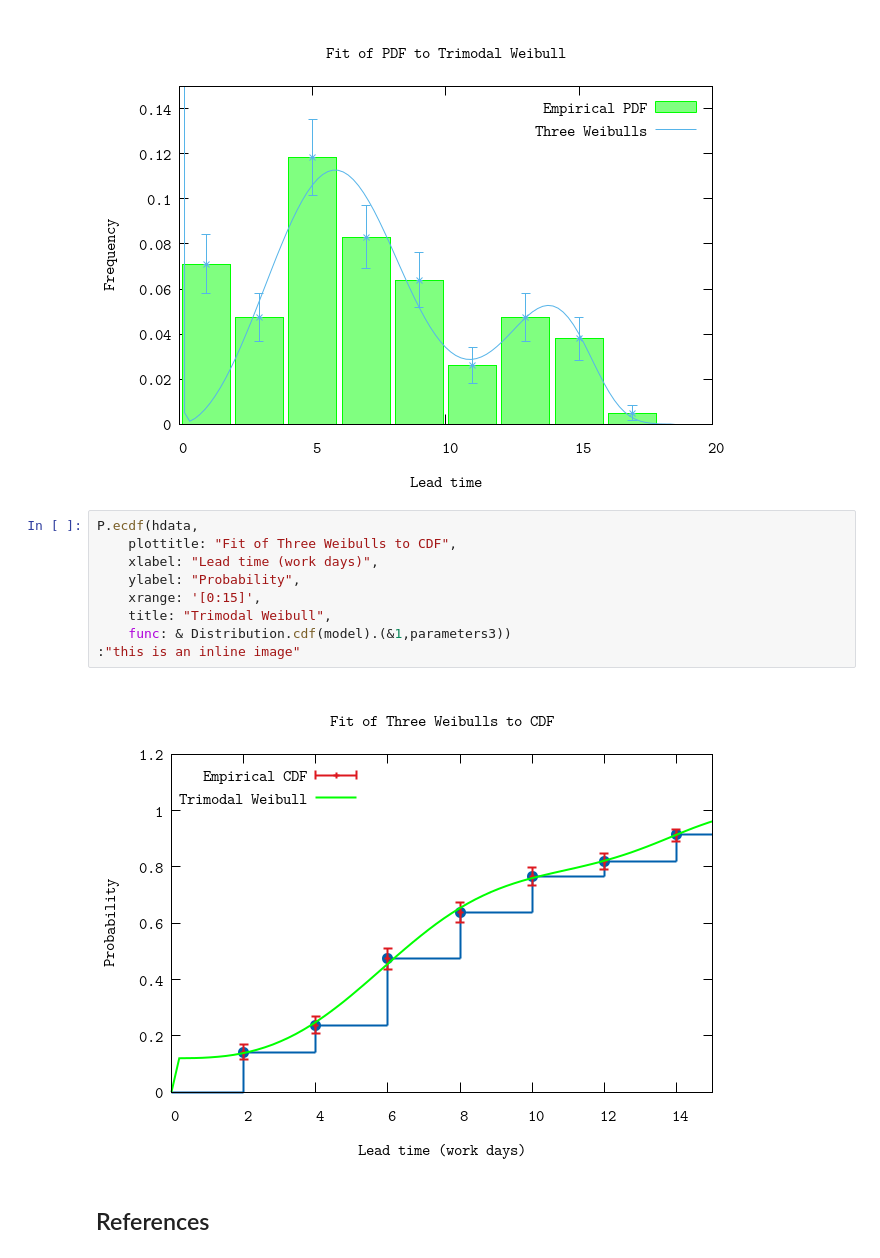
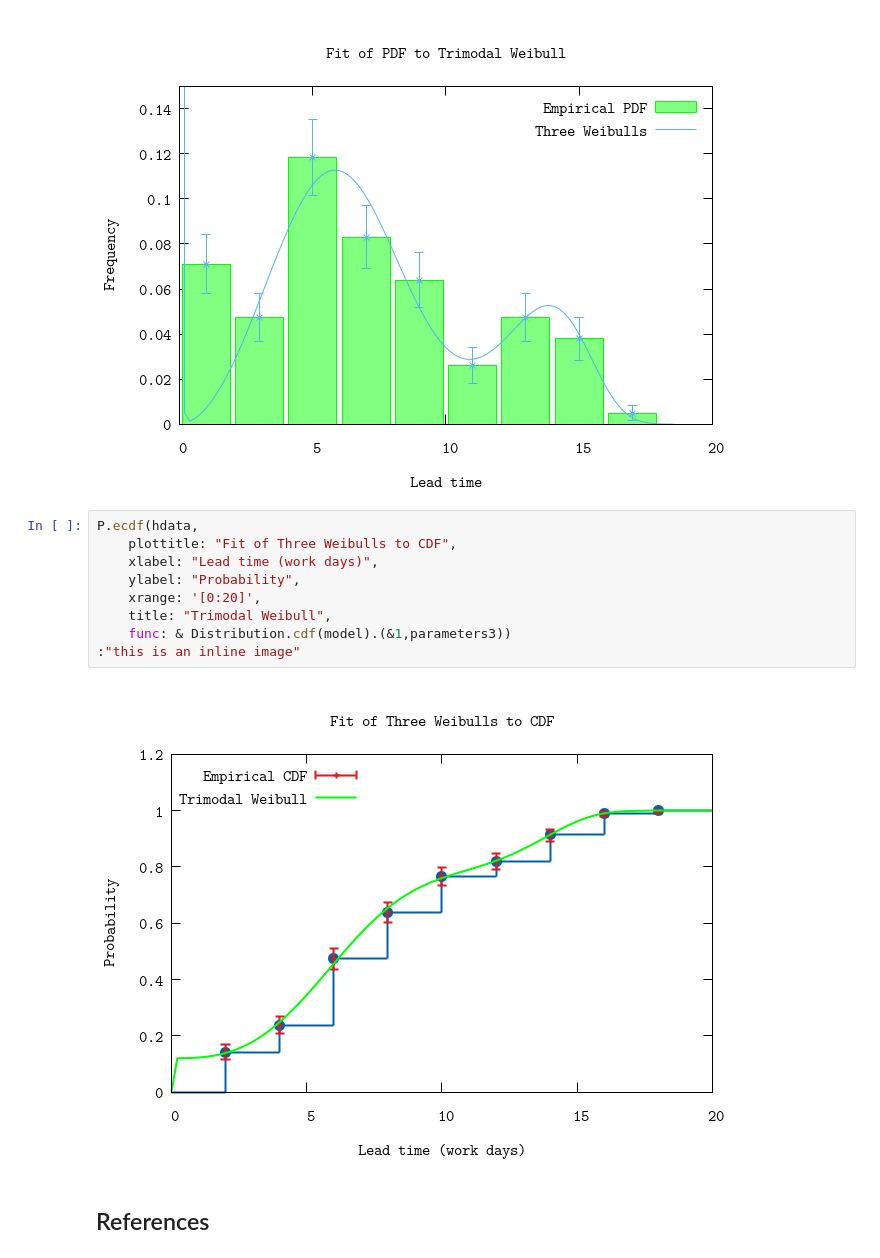
Before and after one commit to piisgaaf/chi2fit, a Jupyter notebook: notebooks/Multi-modal-data.ipynb, the cells around one changed output. Saved outputs shown, nothing was run; the diff lists cells and outputs as text.

```diff
--- a/notebooks/Multi-modal-data.ipynb
+++ b/notebooks/Multi-modal-data.ipynb
@@ -345,14 +345,14 @@ P.pdf(data|>Enum.map(&(&1-2)),
 # %%
 P.ecdf(hdata,
     plottitle: "Fit of Three Weibulls to CDF",
     xlabel: "Lead time (work days)",
     ylabel: "Probability",
-    xrange: '[0:15]',
+    xrange: '[0:20]',
     title: "Trimodal Weibull",
     func: & Distribution.cdf(model).(&1,parameters3))
 :"this is an inline image"
 # %% [output]
-[figure, old version]
+[figure, new version]
 # %% [markdown]
 ## References
 # %% [markdown]
```
Also changed, not shown: parts of 12 cells of this notebook.
